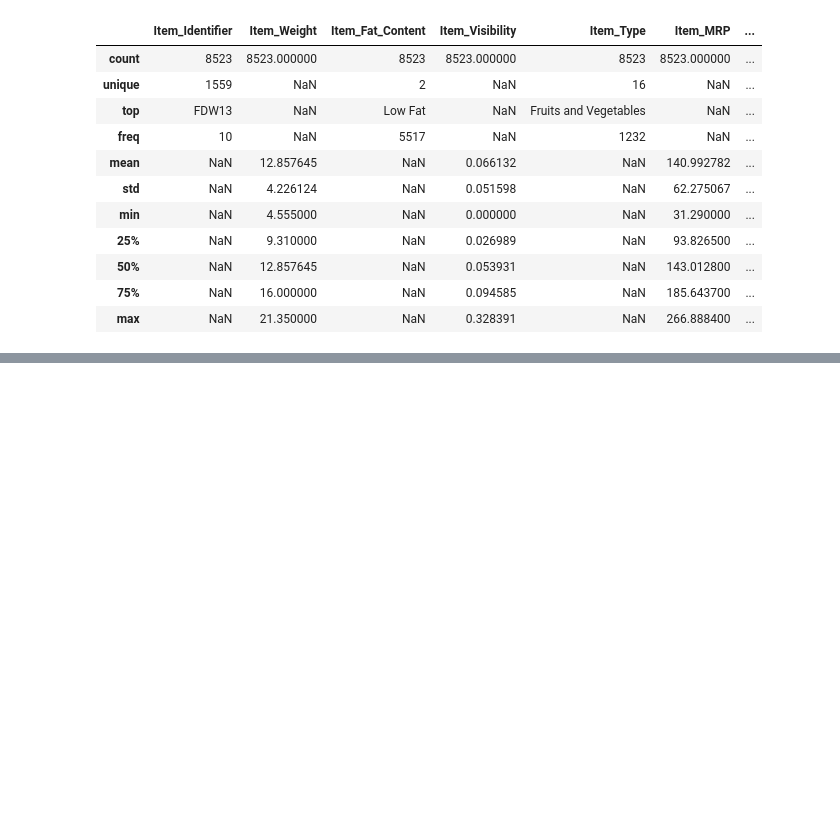
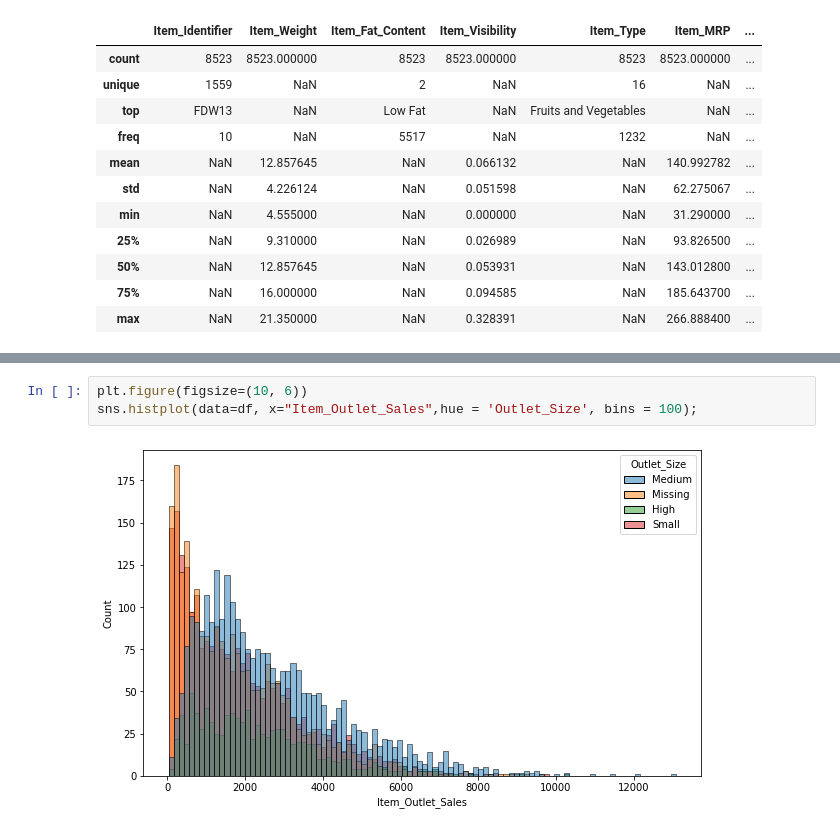
Before and after one commit to PaulaNegrete/Sales-Predictions, a Jupyter notebook: Sales_predictions.ipynb, the cells around one changed output, grey strips where cells are left out. Cells and saved outputs as stored; diff of their text form; blank space fills up the shorter version.

```diff
--- a/Sales_predictions.ipynb
+++ b/Sales_predictions.ipynb
@@ -140,0 +149,5 @@ df.describe(include='all')
+# %%
+plt.figure(figsize=(10, 6))
+sns.histplot(data=df, x="Item_Outlet_Sales",hue = 'Outlet_Size', bins = 100);
+# %% [output]
+[figure, added]
```
Also changed, not shown: parts of 6 cells of this notebook.
